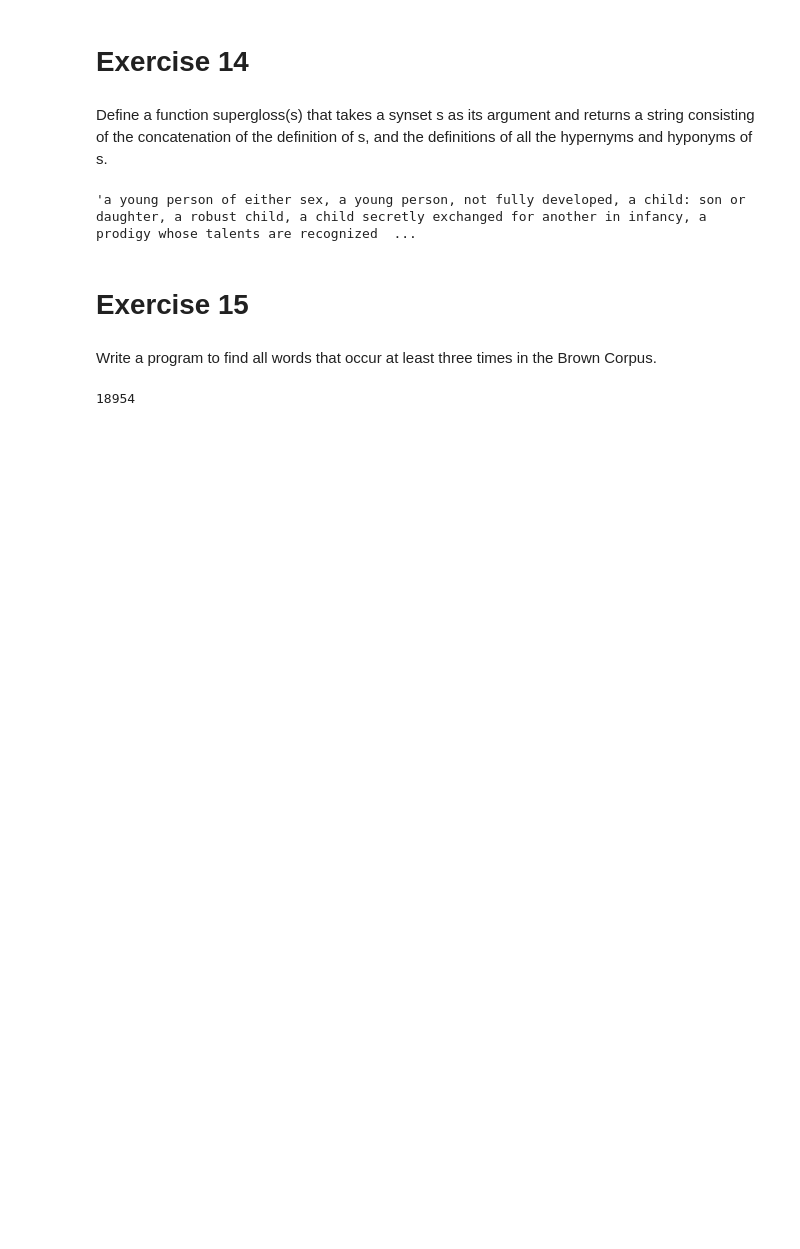
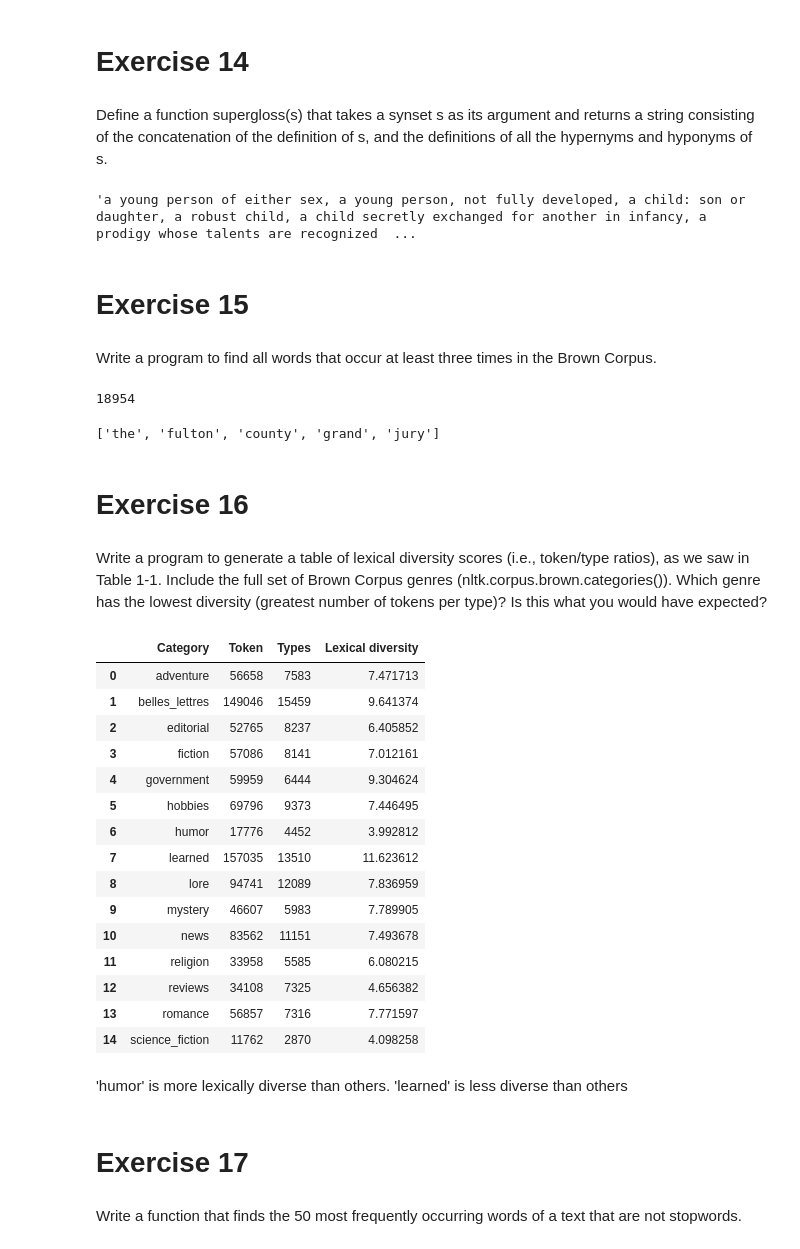
Before and after one commit to rjafarau/nltk-book, a Jupyter notebook: solutions/chapter_02.ipynb, the cells around one changed output. Cells and saved outputs as stored; diff of their text form; code cells hidden in the pictures; blank space fills up the shorter version.

```diff
--- a/solutions/chapter_02.ipynb
+++ b/solutions/chapter_02.ipynb
@@ -576,3 +576,59 @@ result = [w for w in fd_ex15 if fd_ex15[w] >= 3]
 len(result)
 # %% [output]
 18954
+# %%
+result[:5]
+# %% [output]
+['the', 'fulton', 'county', 'grand', 'jury']
+# %% [markdown]
+# Exercise 16
+# %% [markdown]
+Write a program to generate a table of lexical diversity scores (i.e., token/type
+ratios), as we saw in Table 1-1. Include the full set of Brown Corpus genres
+(nltk.corpus.brown.categories()). Which genre has the lowest diversity (greatest
+number of tokens per type)? Is this what you would have expected?
+# %%
+stats = []
+for category in brown.categories():
+    text = brown.words(categories=category)
+    stats.append((
+        category,
+        words_count(text),
+        word_types_count(text),
+        lexical_diversity(text)
+    ))
+# %%
+stats_df = pd.DataFrame(
+    data=stats,
+    columns=[
+        'Category',
+        'Token',
+        'Types',
+        'Lexical diversity'
+    ]
+)
+# %%
+stats_df
+# %% [output]
+|  | Category | Token | Types | Lexical diversity |
+| 0 | adventure | 56658 | 7583 | 7.471713 |
+| 1 | belles_lettres | 149046 | 15459 | 9.641374 |
+| 2 | editorial | 52765 | 8237 | 6.405852 |
+| 3 | fiction | 57086 | 8141 | 7.012161 |
+| 4 | government | 59959 | 6444 | 9.304624 |
+| 5 | hobbies | 69796 | 9373 | 7.446495 |
+| 6 | humor | 17776 | 4452 | 3.992812 |
+| 7 | learned | 157035 | 13510 | 11.623612 |
+| 8 | lore | 94741 | 12089 | 7.836959 |
+| 9 | mystery | 46607 | 5983 | 7.789905 |
+| 10 | news | 83562 | 11151 | 7.493678 |
+| 11 | religion | 33958 | 5585 | 6.080215 |
+| 12 | reviews | 34108 | 7325 | 4.656382 |
+| 13 | romance | 56857 | 7316 | 7.771597 |
+| 14 | science_fiction | 11762 | 2870 | 4.098258 |
+# %% [markdown]
+'humor' is more lexically diverse than others. 'learned' is less diverse than others
+# %% [markdown]
+# Exercise 17
+# %% [markdown]
+Write a function that finds the 50 most frequently occurring words of a text that are not stopwords.
```
Also changed, not shown: parts of 21 cells of this notebook.
